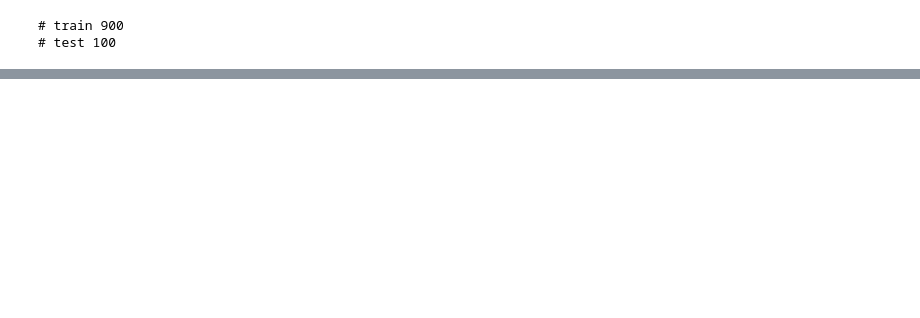
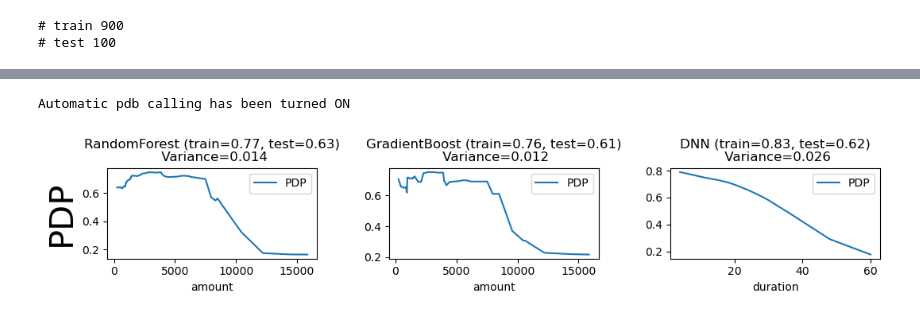
Before and after one commit to davidinouye/automated-dependence-plots, a Jupyter notebook: notebooks/figure-loan-model-comparison.ipynb, the cells around one changed output, grey strips where cells are left out. Saved outputs shown, nothing was run; the diff lists cells and outputs as text; code cells hidden in the pictures; blank space fills up the shorter version.

```diff
--- a/notebooks/figure-loan-model-comparison.ipynb
+++ b/notebooks/figure-loan-model-comparison.ipynb
@@ -190,0 +100,19 @@ plt.savefig('comparison-ice.pdf', bbox_inches='tight', pad_inches=0.1)
+# %%
+%pdb on
+from sklearn.inspection import partial_dependence
+def pdp_get_feature_vals(X_sample, estimator, model, feature_idx, n_grid):
+    if len(np.unique(X_sample[:, feature_idx])) == 2:
+        # No variance if only 2 unique values so return dummy values
+        #  (sklearn's PDP evaluates the function at n_unqiue-1 points which
+        #   causes error in sklearn's PDP)
+        return [0], [0], None
+    pd_res = partial_dependence(estimator, X_sample,
+                                [feature_idx], grid_resolution=n_grid)
+    avg_pred = pd_res[0][0]
+    xvals = pd_res[1][0]
+    return xvals, avg_pred, None
+
+plot_models(pdp_get_feature_vals, 'PDP', model_dicts)
+# %% [output]
+Automatic pdb calling has been turned ON
+[figure, added]
```
Also changed, not shown: parts of 9 cells of this notebook, 2 other files.
